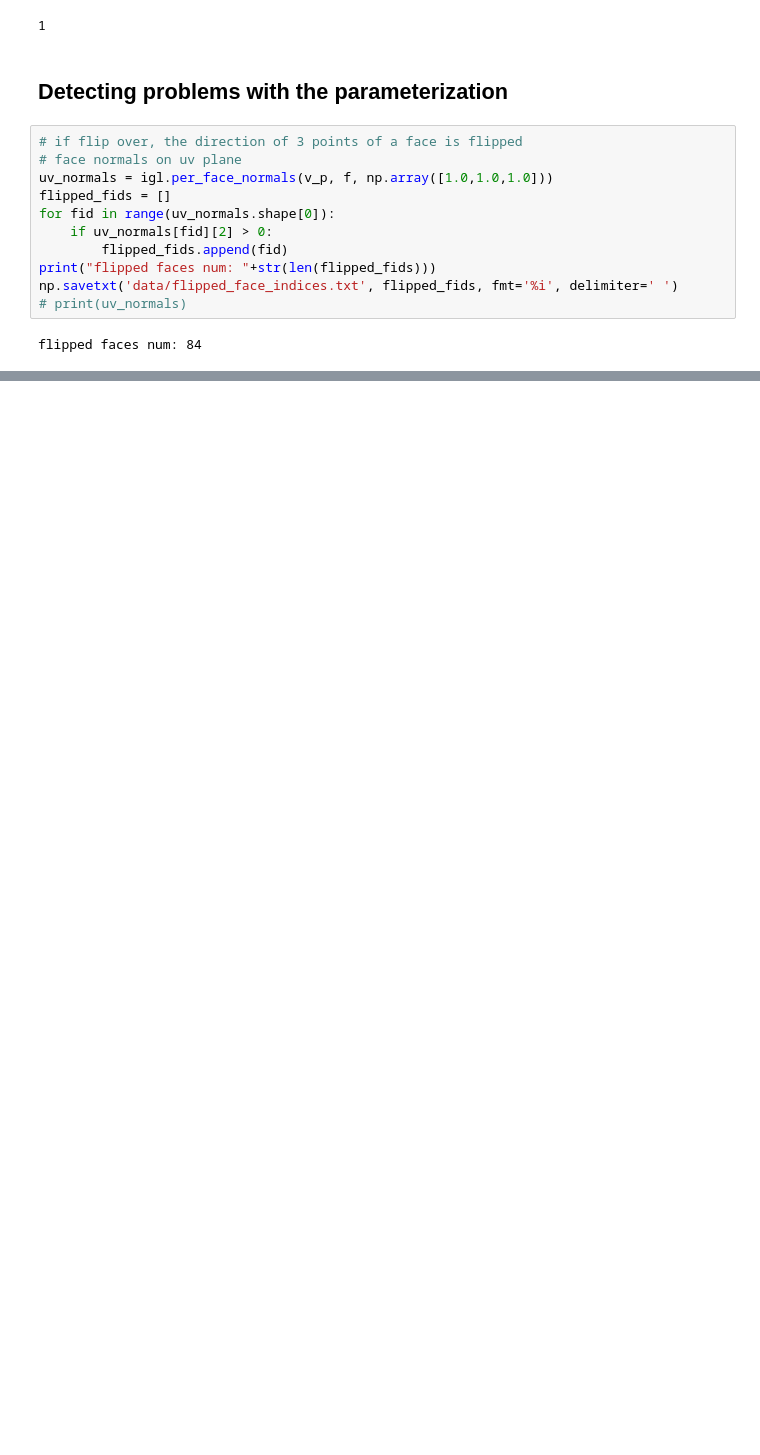
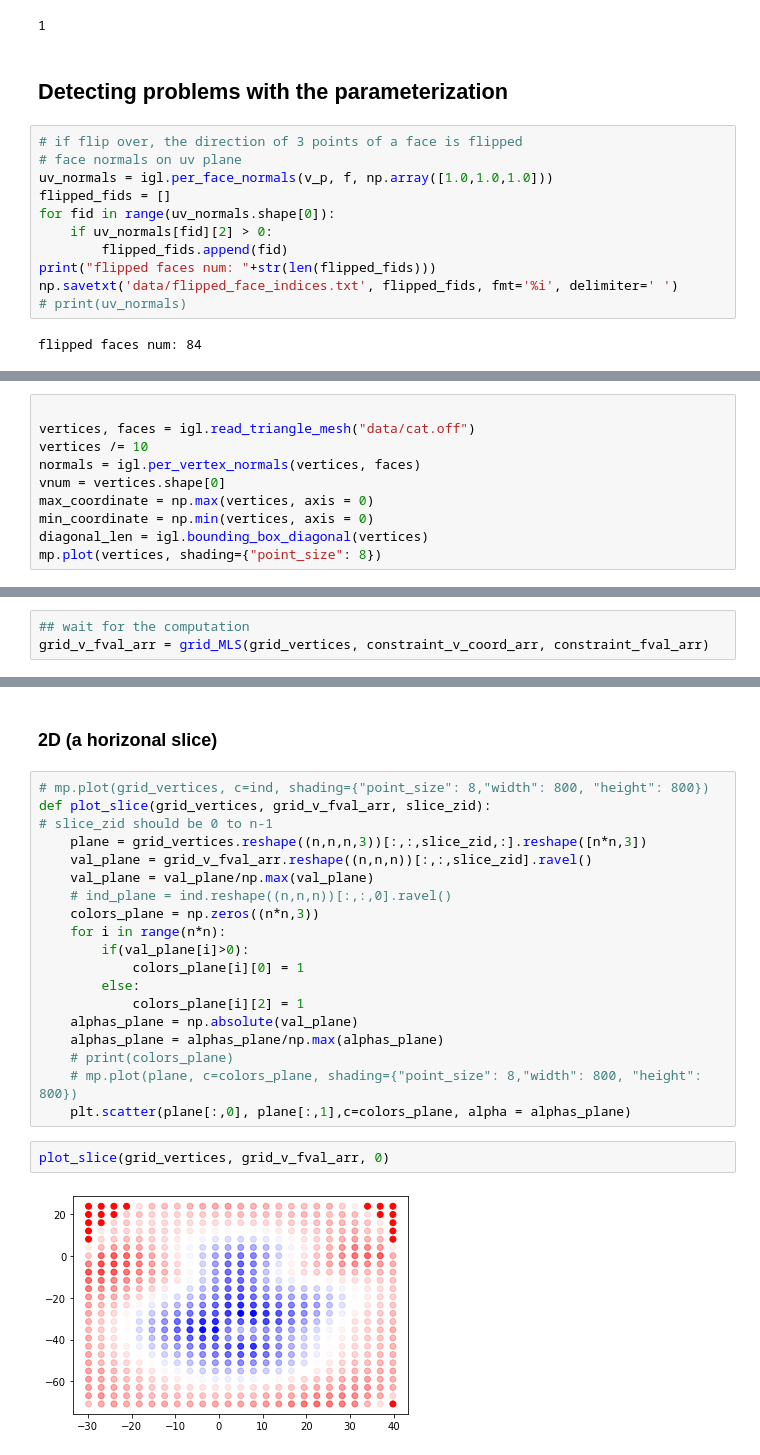
Before and after one commit to weixinl/GeometricModeling, a Jupyter notebook: assign4/assign4.ipynb, the cells around one changed output, grey strips where cells are left out. Drawn from its saved outputs; the diff is of its cells as text; blank space fills up the shorter version.

```diff
--- a/assign4/assign4.ipynb
+++ b/assign4/assign4.ipynb
@@ -535,0 +632,10 @@ mp.subplot(v_p, f, c = colors, shading={"wireframe": True, "flat": True}, s=[1,
+# %%
+
+vertices, faces = igl.read_triangle_mesh("data/cat.off")
+vertices /= 10
+normals = igl.per_vertex_normals(vertices, faces)
+vnum = vertices.shape[0]
+max_coordinate = np.max(vertices, axis = 0)
+min_coordinate = np.min(vertices, axis = 0)
+diagonal_len = igl.bounding_box_diagonal(vertices)
+mp.plot(vertices, shading={"point_size": 8})
@@ -535,0 +1062,3 @@ mp.subplot(v_p, f, c = colors, shading={"wireframe": True, "flat": True}, s=[1,
+# %%
+## wait for the computation
+grid_v_fval_arr = grid_MLS(grid_vertices, constraint_v_coord_arr, constraint_fval_arr)
@@ -535,0 +1075,25 @@ mp.subplot(v_p, f, c = colors, shading={"wireframe": True, "flat": True}, s=[1,
+# %% [markdown]
+### 2D (a horizonal slice)
+# %%
+# mp.plot(grid_vertices, c=ind, shading={"point_size": 8,"width": 800, "height": 800})
+def plot_slice(grid_vertices, grid_v_fval_arr, slice_zid):
+# slice_zid should be 0 to n-1
+    plane = grid_vertices.reshape((n,n,n,3))[:,:,slice_zid,:].reshape([n*n,3])
+    val_plane = grid_v_fval_arr.reshape((n,n,n))[:,:,slice_zid].ravel()
+    val_plane = val_plane/np.max(val_plane)
+    # ind_plane = ind.reshape((n,n,n))[:,:,0].ravel()
+    colors_plane = np.zeros((n*n,3))
+    for i in range(n*n):
+        if(val_plane[i]>0):
+            colors_plane[i][0] = 1
+        else:
+            colors_plane[i][2] = 1
+    alphas_plane = np.absolute(val_plane)
+    alphas_plane = alphas_plane/np.max(alphas_plane)
+    # print(colors_plane)
+    # mp.plot(plane, c=colors_plane, shading={"point_size": 8,"width": 800, "height": 800})
+    plt.scatter(plane[:,0], plane[:,1],c=colors_plane, alpha = alphas_plane)
+# %%
+plot_slice(grid_vertices, grid_v_fval_arr, 0)
+# %% [output]
+[figure, added]
```
Also changed, not shown: parts of 33 cells of this notebook, 2 other files.
